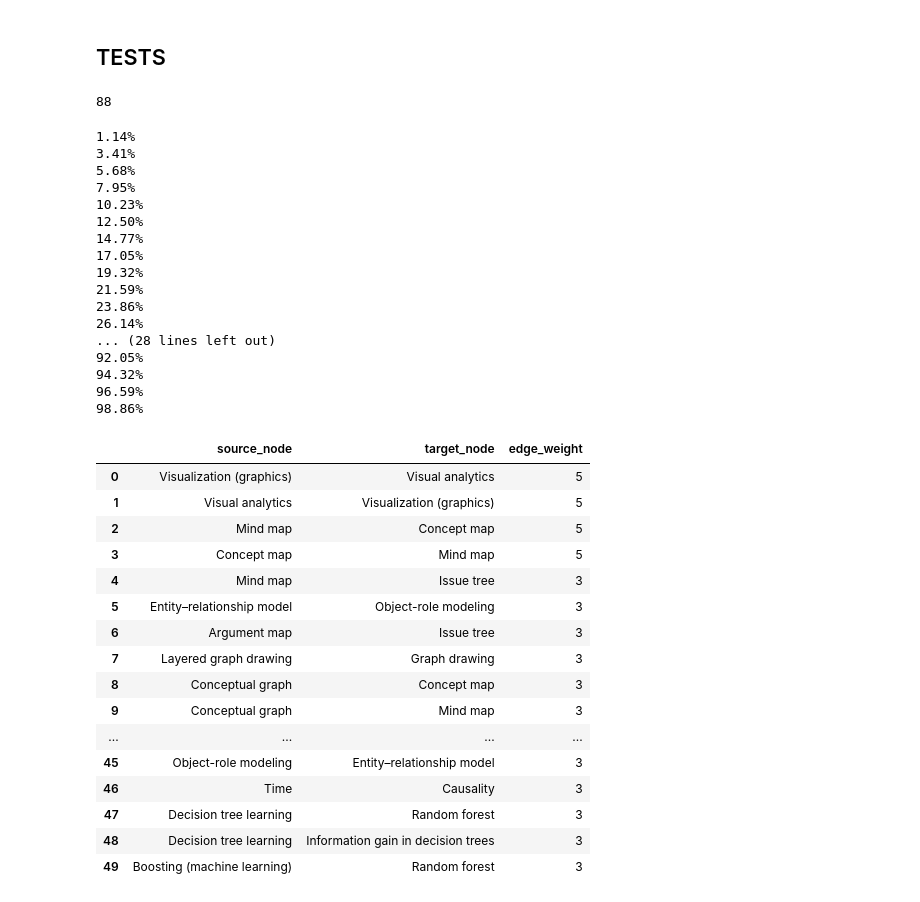
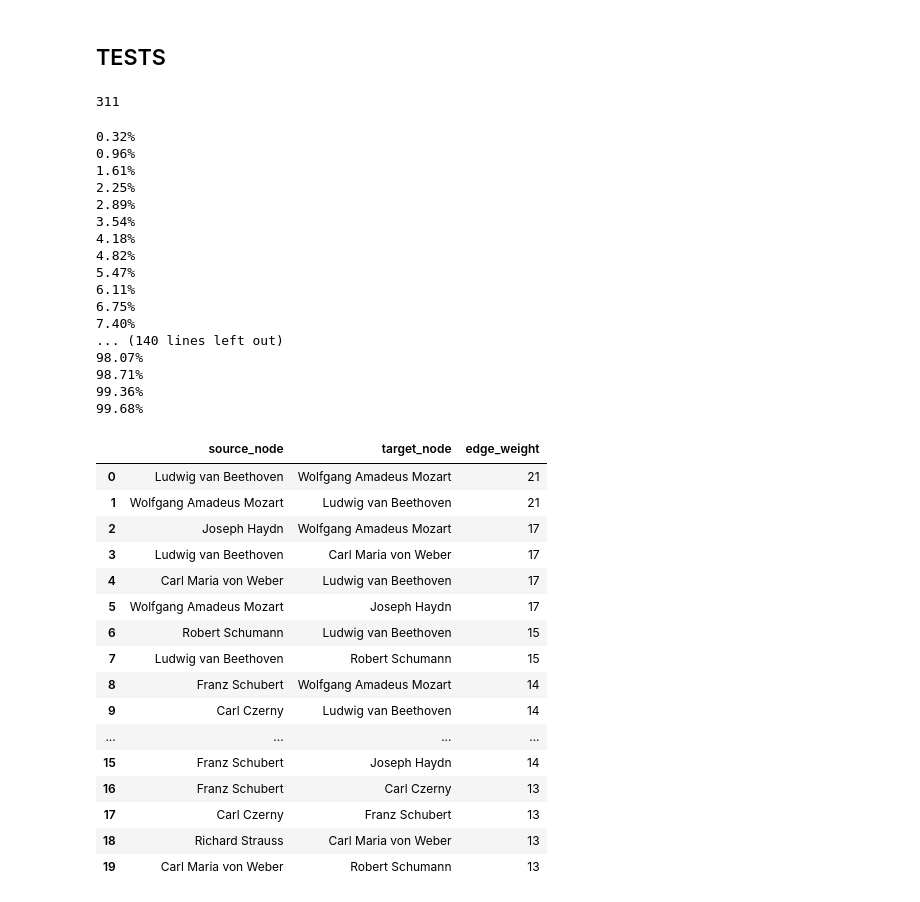
Before and after one commit to QED0711/wiki_learn, a Jupyter notebook: data-retrieval/graph_api/GraphCreator.ipynb, the cells around one changed output. Drawn from its saved outputs; the diff is of its cells as text; code cells hidden in the pictures.

```diff
--- a/data-retrieval/graph_api/GraphCreator.ipynb
+++ b/data-retrieval/graph_api/GraphCreator.ipynb
@@ -106,7 +103,7 @@ class GraphCreator:
         return in_edges.merge(out_edges, on="node")
 
     def get_centrality(self):
-        return sort_dict_values(nx.eigenvector_centrality(self.graph), ["node", "centrality"], "centrality")
+        return sort_dict_values(nx.eigenvector_centrality(self.graph, weight="weight"), ["node", "centrality"], "centrality")
 
     def get_dispersion(self, comparison_node=None, max_nodes=25_000):
         if not comparison_node:
@@ -230,50 +227,50 @@ class GraphCreator:
 # %% [markdown]
 ## TESTS
 # %%
-gc = GraphCreator("Decision tree")
+gc = GraphCreator("Sonata form")
 # %%
 len(gc.next_links)
 # %% [output]
-88
+311
 # %%
 gc.expand_network(group_size=2, timeout=5)
 # %% [output]
-1.14%
-3.41%
-5.68%
-7.95%
-10.23%
-12.50%
-14.77%
-17.05%
-19.32%
-21.59%
-23.86%
-26.14%
-... (28 lines left out)
-92.05%
-94.32%
-96.59%
-98.86%
+0.32%
+0.96%
+1.61%
+2.25%
+2.89%
+3.54%
+4.18%
+4.82%
+5.47%
+6.11%
+6.75%
+7.40%
+... (140 lines left out)
+98.07%
+98.71%
+99.36%
+99.68%
 # %%
 gc.update_edge_weights()
 # %%
-gc.get_edge_weights().head(50)
+gc.get_edge_weights().head(20)
 # %% [output]
 |  | source_node | target_node | edge_weight |
-| 0 | Visualization (graphics) | Visual analytics | 5 |
-| 1 | Visual analytics | Visualization (graphics) | 5 |
-| 2 | Mind map | Concept map | 5 |
-| 3 | Concept map | Mind map | 5 |
-| 4 | Mind map | Issue tree | 3 |
-| 5 | Entity–relationship model | Object-role modeling | 3 |
-| 6 | Argument map | Issue tree | 3 |
-| 7 | Layered graph drawing | Graph drawing | 3 |
-| 8 | Conceptual graph | Concept map | 3 |
-| 9 | Conceptual graph | Mind map | 3 |
+| 0 | Ludwig van Beethoven | Wolfgang Amadeus Mozart | 21 |
+| 1 | Wolfgang Amadeus Mozart | Ludwig van Beethoven | 21 |
+| 2 | Joseph Haydn | Wolfgang Amadeus Mozart | 17 |
+| 3 | Ludwig van Beethoven | Carl Maria von Weber | 17 |
+| 4 | Carl Maria von Weber | Ludwig van Beethoven | 17 |
+| 5 | Wolfgang Amadeus Mozart | Joseph Haydn | 17 |
+| 6 | Robert Schumann | Ludwig van Beethoven | 15 |
+| 7 | Ludwig van Beethoven | Robert Schumann | 15 |
+| 8 | Franz Schubert | Wolfgang Amadeus Mozart | 14 |
+| 9 | Carl Czerny | Ludwig van Beethoven | 14 |
 | ... | ... | ... | ... |
-| 45 | Object-role modeling | Entity–relationship model | 3 |
-| 46 | Time | Causality | 3 |
-| 47 | Decision tree learning | Random forest | 3 |
-| 48 | Decision tree learning | Information gain in decision trees | 3 |
-| 49 | Boosting (machine learning) | Random forest | 3 |
+| 15 | Franz Schubert | Joseph Haydn | 14 |
+| 16 | Franz Schubert | Carl Czerny | 13 |
+| 17 | Carl Czerny | Franz Schubert | 13 |
+| 18 | Richard Strauss | Carl Maria von Weber | 13 |
+| 19 | Carl Maria von Weber | Robert Schumann | 13 |
```
Also changed, not shown: parts of 5 cells of this notebook, 1 other file.
